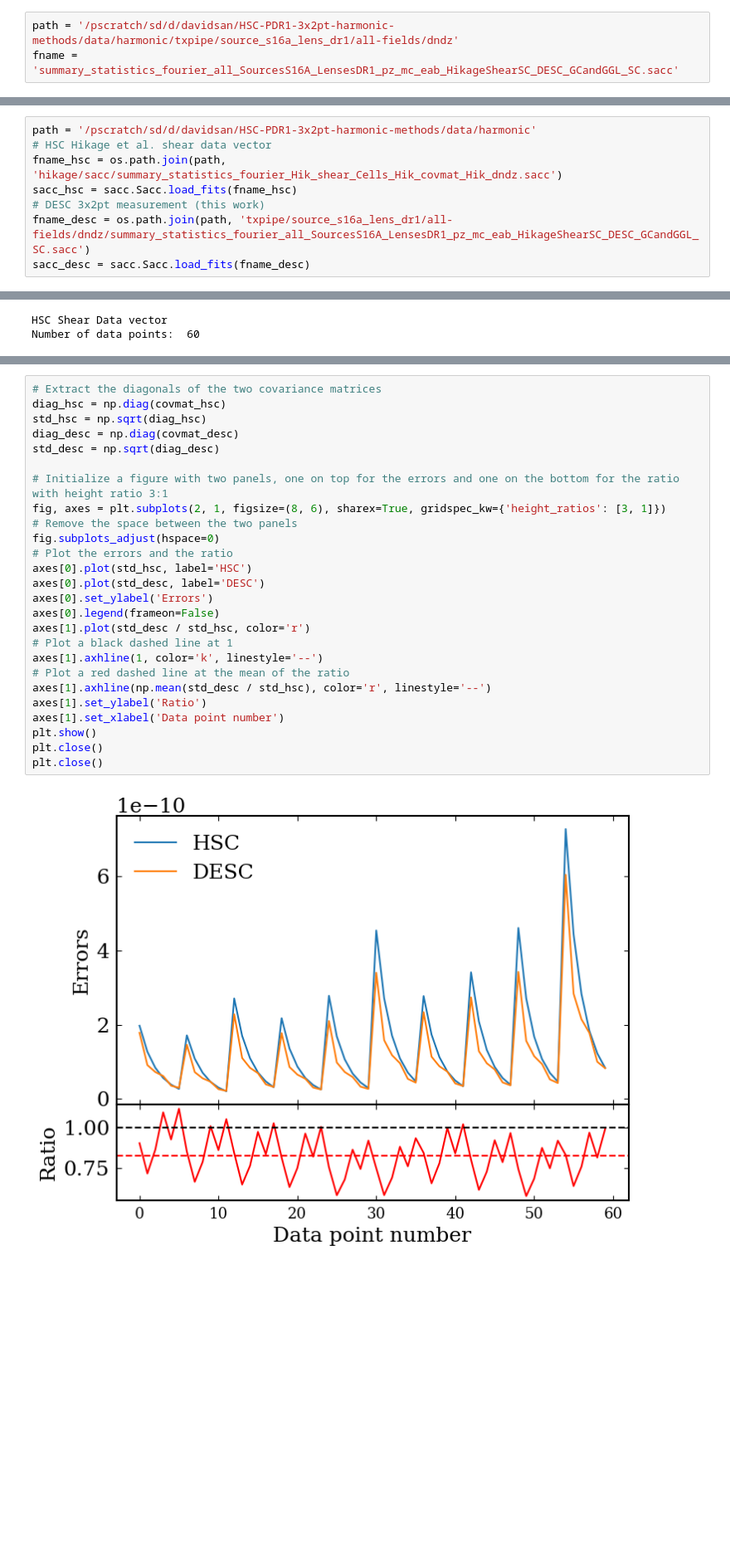
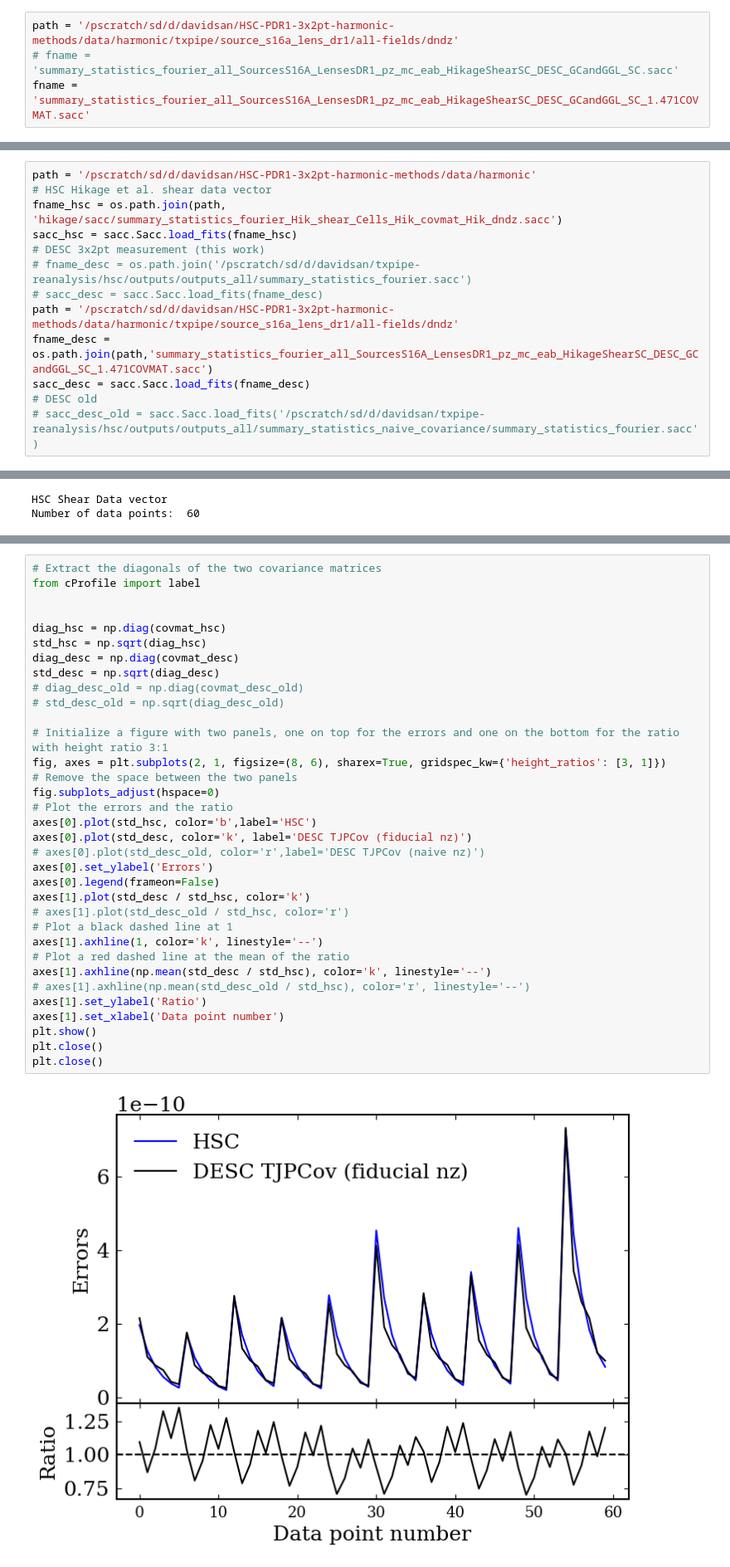
Before and after one commit to davsan06/HSC-PDR1-3x2pt-harmonic-methods, a Jupyter notebook: analysis/NBMeasurementGeneration.ipynb, the cells around one changed output, grey strips where cells are left out. Shown at 83% size. Saved outputs shown, nothing was run; the diff lists cells and outputs as text; blank space fills up the shorter version.

Commit message:
investigating covariance issue

```diff
--- a/analysis/NBMeasurementGeneration.ipynb
+++ b/analysis/NBMeasurementGeneration.ipynb
@@ -178,7 +178,8 @@ import sacc
 import numpy as np
 # %%
 path = '/pscratch/sd/d/davidsan/HSC-PDR1-3x2pt-harmonic-methods/data/harmonic/txpipe/source_s16a_lens_dr1/all-fields/dndz'
-fname = 'summary_statistics_fourier_all_SourcesS16A_LensesDR1_pz_mc_eab_HikageShearSC_DESC_GCandGGL_SC.sacc'
+# fname = 'summary_statistics_fourier_all_SourcesS16A_LensesDR1_pz_mc_eab_HikageShearSC_DESC_GCandGGL_SC.sacc'
+fname = 'summary_statistics_fourier_all_SourcesS16A_LensesDR1_pz_mc_eab_HikageShearSC_DESC_GCandGGL_SC_1.471COVMAT.sacc'
 # %%
 # Read
 s = sacc.Sacc.load_fits(os.path.join(path, fname))
@@ -248,8 +249,13 @@ path = '/pscratch/sd/d/davidsan/HSC-PDR1-3x2pt-harmonic-methods/data/harmonic'
 fname_hsc = os.path.join(path, 'hikage/sacc/summary_statistics_fourier_Hik_shear_Cells_Hik_covmat_Hik_dndz.sacc')
 sacc_hsc = sacc.Sacc.load_fits(fname_hsc)
 # DESC 3x2pt measurement (this work)
-fname_desc = os.path.join(path, 'txpipe/source_s16a_lens_dr1/all-fields/dndz/summary_statistics_fourier_all_SourcesS16A_LensesDR1_pz_mc_eab_HikageShearSC_DESC_GCandGGL_SC.sacc')
+# fname_desc = os.path.join('/pscratch/sd/d/davidsan/txpipe-reanalysis/hsc/outputs/outputs_all/summary_statistics_fourier.sacc')
+# sacc_desc = sacc.Sacc.load_fits(fname_desc)
+path = '/pscratch/sd/d/davidsan/HSC-PDR1-3x2pt-harmonic-methods/data/harmonic/txpipe/source_s16a_lens_dr1/all-fields/dndz'
+fname_desc = os.path.join(path,'summary_statistics_fourier_all_SourcesS16A_LensesDR1_pz_mc_eab_HikageShearSC_DESC_GCandGGL_SC_1.471COVMAT.sacc')
 sacc_desc = sacc.Sacc.load_fits(fname_desc)
+# DESC old
+# sacc_desc_old = sacc.Sacc.load_fits('/pscratch/sd/d/davidsan/txpipe-reanalysis/hsc/outputs/outputs_all/summary_statistics_naive_covariance/summary_statistics_fourier.sacc')
 # %%
 print('HSC Shear Data vector')
 print('Number of data points: ', len(sacc_hsc.mean))
@@ -306,28 +332,36 @@ Mean of the ratio of the two covariance matrices:  0.3051433730840392
 # %%
 # Extract the diagonals of the two covariance matrices
+from cProfile import label
+
+
 diag_hsc = np.diag(covmat_hsc)
 std_hsc = np.sqrt(diag_hsc)
 diag_desc = np.diag(covmat_desc)
 std_desc = np.sqrt(diag_desc)
+# diag_desc_old = np.diag(covmat_desc_old)
+# std_desc_old = np.sqrt(diag_desc_old)
 
 # Initialize a figure with two panels, one on top for the errors and one on the bottom for the ratio with height ratio 3:1
 fig, axes = plt.subplots(2, 1, figsize=(8, 6), sharex=True, gridspec_kw={'height_ratios': [3, 1]})
 # Remove the space between the two panels
 fig.subplots_adjust(hspace=0)
 # Plot the errors and the ratio
-axes[0].plot(std_hsc, label='HSC')
-axes[0].plot(std_desc, label='DESC')
+axes[0].plot(std_hsc, color='b',label='HSC')
+axes[0].plot(std_desc, color='k', label='DESC TJPCov (fiducial nz)')
+# axes[0].plot(std_desc_old, color='r',label='DESC TJPCov (naive nz)')
 axes[0].set_ylabel('Errors')
 axes[0].legend(frameon=False)
-axes[1].plot(std_desc / std_hsc, color='r')
+axes[1].plot(std_desc / std_hsc, color='k')
+# axes[1].plot(std_desc_old / std_hsc, color='r')
 # Plot a black dashed line at 1
 axes[1].axhline(1, color='k', linestyle='--')
 # Plot a red dashed line at the mean of the ratio
-axes[1].axhline(np.mean(std_desc / std_hsc), color='r', linestyle='--')
+axes[1].axhline(np.mean(std_desc / std_hsc), color='k', linestyle='--')
+# axes[1].axhline(np.mean(std_desc_old / std_hsc), color='r', linestyle='--')
 axes[1].set_ylabel('Ratio')
 axes[1].set_xlabel('Data point number')
 plt.show()
 plt.close()
 plt.close()
 # %% [output]
-[figure, old version]
+[figure, new version]
```
Also changed, not shown: parts of 9 cells of this notebook, 2 other files.
